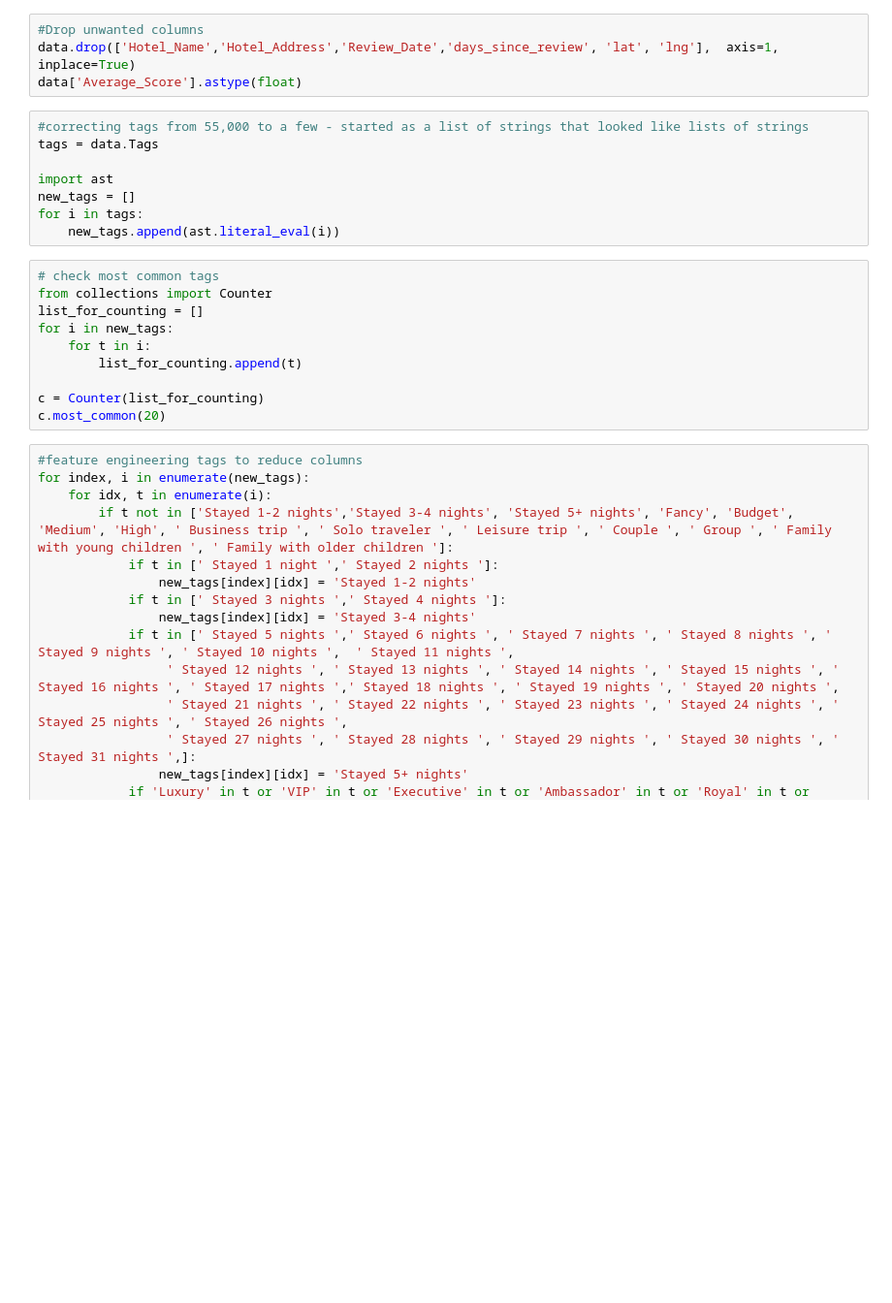
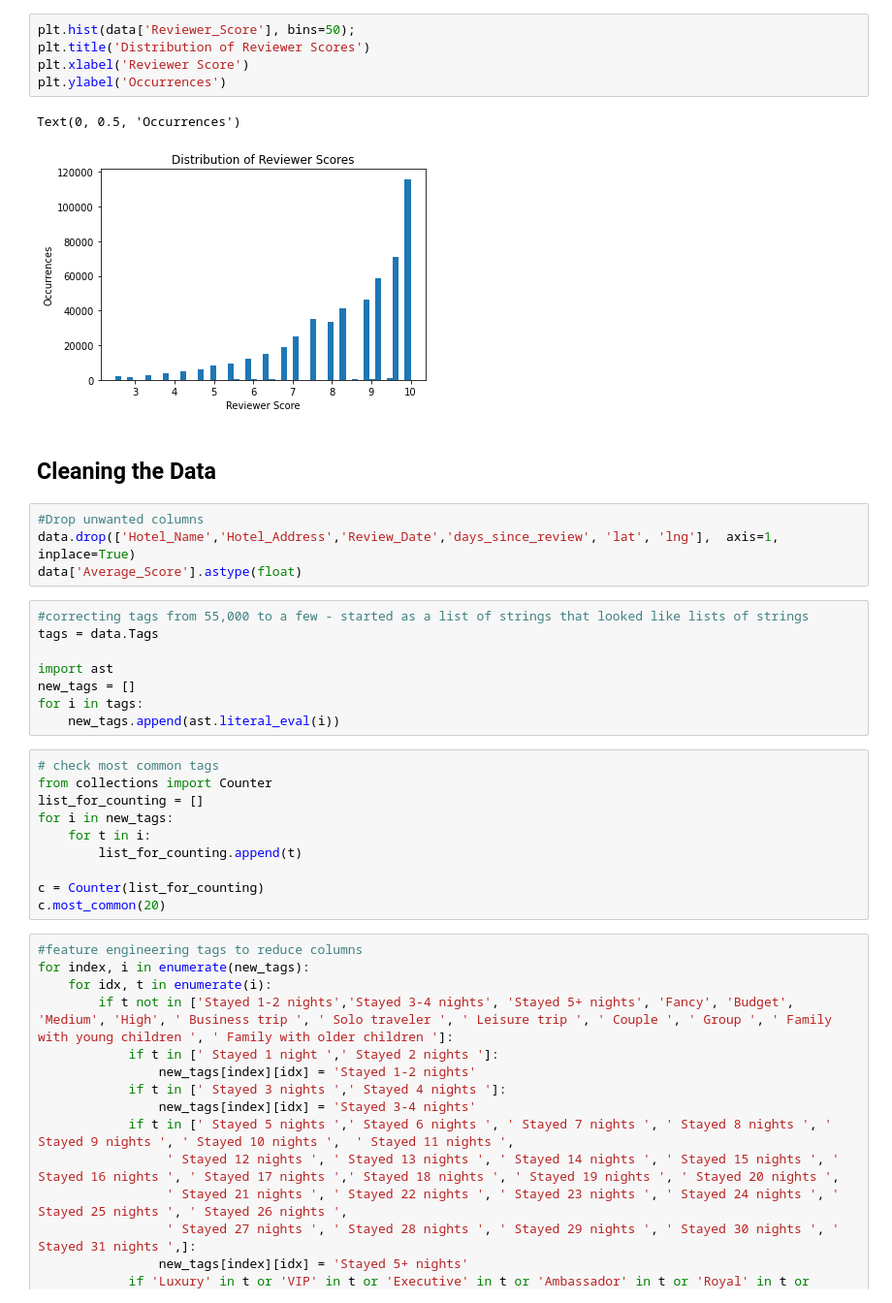
Before and after one commit to slindhult/Hotel-Reviews, a Jupyter notebook: Hotels.ipynb, the cells around one changed output. Shown: that part at 97% size. Saved outputs shown, nothing was run; the diff lists cells and outputs as text; blank space fills up the shorter version.

```diff
--- a/Hotels.ipynb
+++ b/Hotels.ipynb
@@ -29,3 +182,13 @@ for i in data.columns:
+# %%
+plt.hist(data['Reviewer_Score'], bins=50);
+plt.title('Distribution of Reviewer Scores')
+plt.xlabel('Reviewer Score')
+plt.ylabel('Occurrences')
+# %% [output]
+Text(0, 0.5, 'Occurrences')
+[figure, added]
+# %% [markdown]
+## Cleaning the Data
 # %%
 #Drop unwanted columns
 data.drop(['Hotel_Name','Hotel_Address','Review_Date','days_since_review', 'lat', 'lng'],  axis=1, inplace=True)
```
Also changed, not shown: parts of 104 cells of this notebook.
